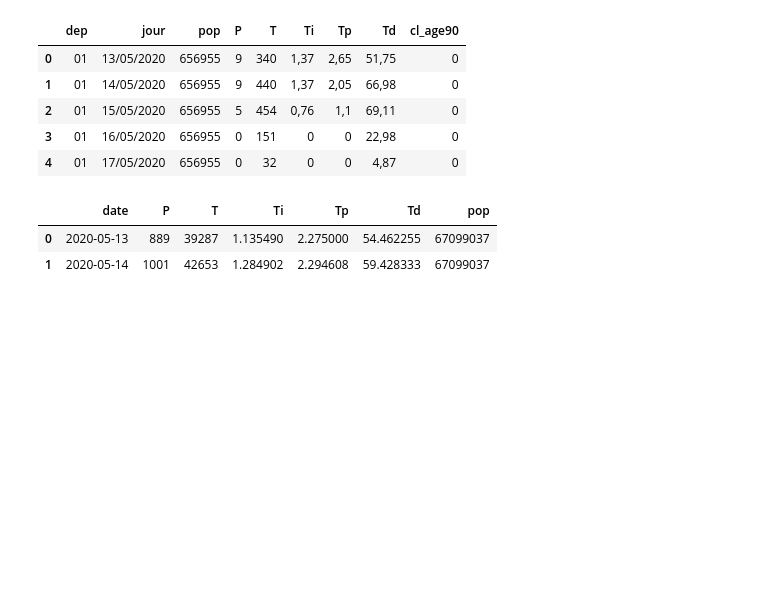
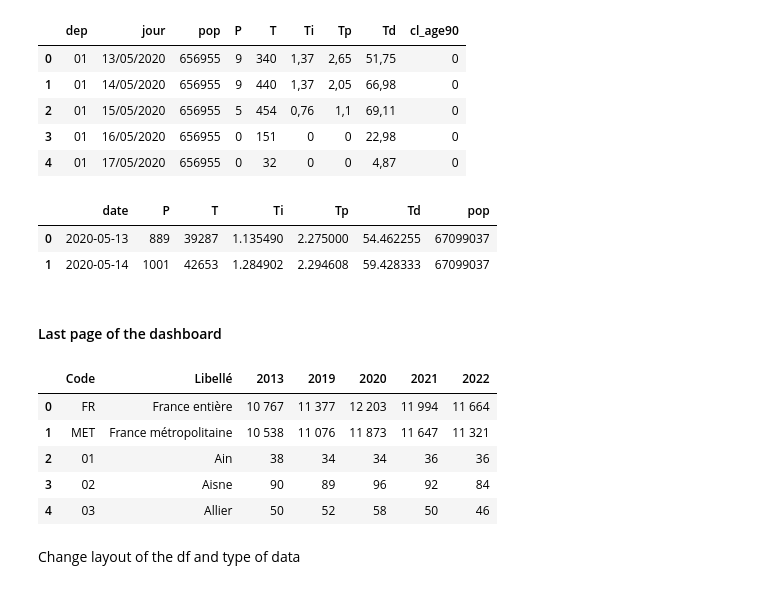
Before and after one commit to Guillaumegg200/Tracker-COVID-19, a Jupyter notebook: notebooks/preprocessing.ipynb, the cells around one changed output. Saved outputs shown, nothing was run; the diff lists cells and outputs as text; code cells hidden in the pictures; blank space fills up the shorter version.

```diff
--- a/notebooks/preprocessing.ipynb
+++ b/notebooks/preprocessing.ipynb
@@ -40,3 +40,17 @@ df['P7'] = df['P'].rolling(window=7).mean()
 df['T7'] = df['T'].rolling(window=7).mean()
 # %%
 df.to_csv('../preprocessed_data/epidemic_state.csv', index=False)
+# %% [markdown]
+#### Last page of the dashboard
+# %%
+critical_beds = pd.read_csv('../raw_data/critical_beds_dep.csv', sep=';')
+critical_beds.head()
+# %% [output]
+|  | Code | Libellé | 2013 | 2019 | 2020 | 2021 | 2022 |
+| 0 | FR | France entière | 10 767 | 11 377 | 12 203 | 11 994 | 11 664 |
+| 1 | MET | France métropolitaine | 10 538 | 11 076 | 11 873 | 11 647 | 11 321 |
+| 2 | 01 | Ain | 38 | 34 | 34 | 36 | 36 |
+| 3 | 02 | Aisne | 90 | 89 | 96 | 92 | 84 |
+| 4 | 03 | Allier | 50 | 52 | 58 | 50 | 46 |
+# %% [markdown]
+Change layout of the df and type of data
```
Also changed, not shown: parts of 22 cells of this notebook, 8 other files.
